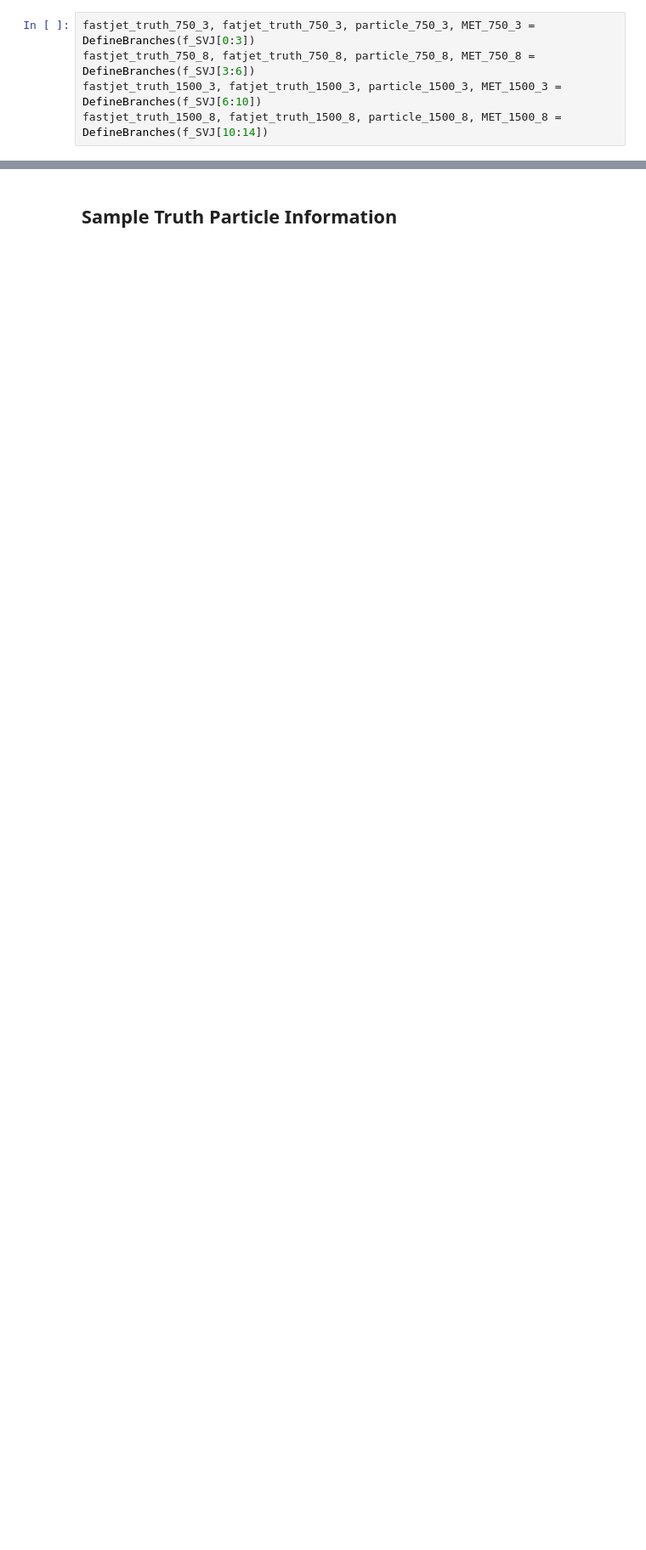
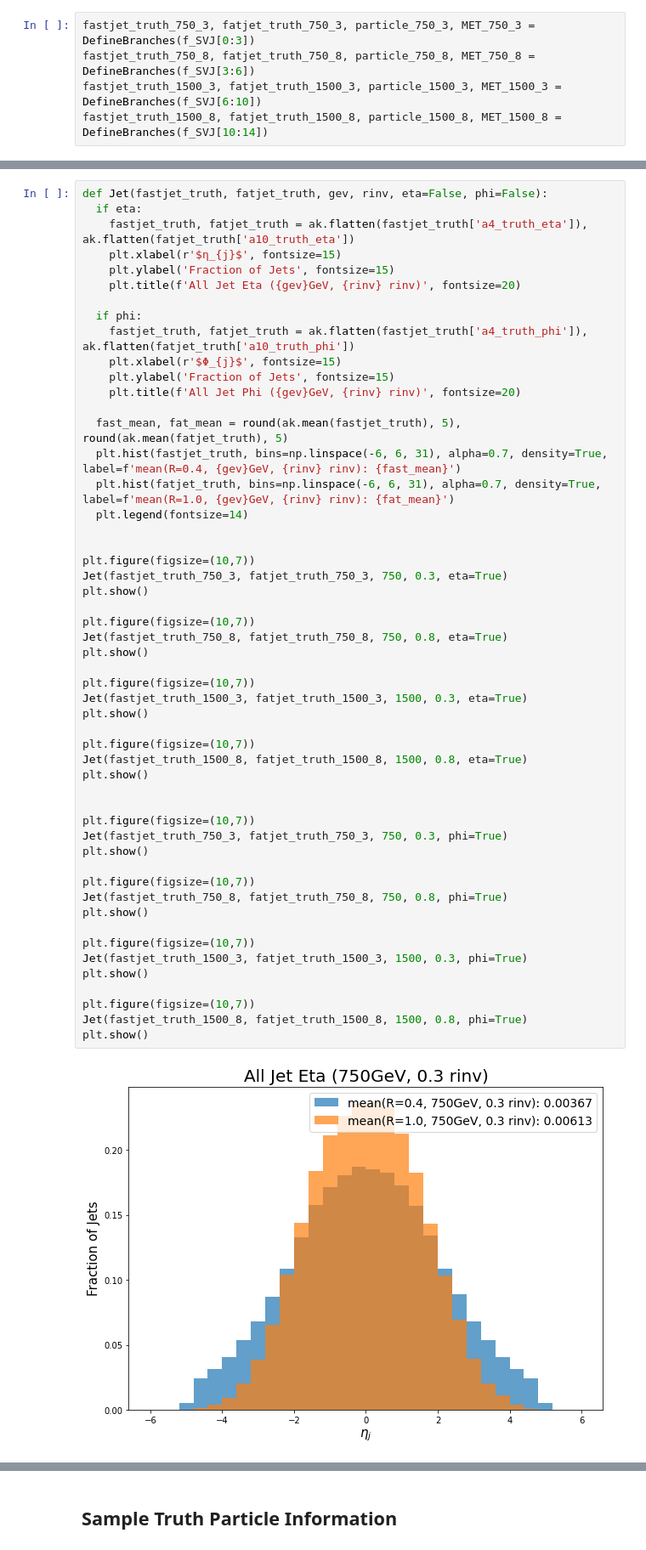
Before and after one commit to dlai211/Semi-Visible-Jets, a Jupyter notebook: SVJ_all.ipynb, the cells around one changed output, grey strips where cells are left out. Shown at 85% size. Drawn from its saved outputs; the diff is of its cells as text; blank space fills up the shorter version.

```diff
--- a/SVJ_all.ipynb
+++ b/SVJ_all.ipynb
@@ -109,0 +208,54 @@ fastjet_truth_1500_8, fatjet_truth_1500_8, particle_1500_8, MET_1500_8 = DefineB
+# %%
+def Jet(fastjet_truth, fatjet_truth, gev, rinv, eta=False, phi=False):
+  if eta:
+    fastjet_truth, fatjet_truth = ak.flatten(fastjet_truth['a4_truth_eta']), ak.flatten(fatjet_truth['a10_truth_eta'])
+    plt.xlabel(r'$η_{j}$', fontsize=15)
+    plt.ylabel('Fraction of Jets', fontsize=15)
+    plt.title(f'All Jet Eta ({gev}GeV, {rinv} rinv)', fontsize=20)
+
+  if phi:
+    fastjet_truth, fatjet_truth = ak.flatten(fastjet_truth['a4_truth_phi']), ak.flatten(fatjet_truth['a10_truth_phi'])
+    plt.xlabel(r'$Φ_{j}$', fontsize=15)
+    plt.ylabel('Fraction of Jets', fontsize=15)
+    plt.title(f'All Jet Phi ({gev}GeV, {rinv} rinv)', fontsize=20)
+
+  fast_mean, fat_mean = round(ak.mean(fastjet_truth), 5), round(ak.mean(fatjet_truth), 5)
+  plt.hist(fastjet_truth, bins=np.linspace(-6, 6, 31), alpha=0.7, density=True, label=f'mean(R=0.4, {gev}GeV, {rinv} rinv): {fast_mean}')
+  plt.hist(fatjet_truth, bins=np.linspace(-6, 6, 31), alpha=0.7, density=True, label=f'mean(R=1.0, {gev}GeV, {rinv} rinv): {fat_mean}')
+  plt.legend(fontsize=14)
+
+
+plt.figure(figsize=(10,7))
+Jet(fastjet_truth_750_3, fatjet_truth_750_3, 750, 0.3, eta=True)
+plt.show()
+
+plt.figure(figsize=(10,7))
+Jet(fastjet_truth_750_8, fatjet_truth_750_8, 750, 0.8, eta=True)
+plt.show()
+
+plt.figure(figsize=(10,7))
+Jet(fastjet_truth_1500_3, fatjet_truth_1500_3, 1500, 0.3, eta=True)
+plt.show()
+
+plt.figure(figsize=(10,7))
+Jet(fastjet_truth_1500_8, fatjet_truth_1500_8, 1500, 0.8, eta=True)
+plt.show()
+
+
+plt.figure(figsize=(10,7))
+Jet(fastjet_truth_750_3, fatjet_truth_750_3, 750, 0.3, phi=True)
+plt.show()
+
+plt.figure(figsize=(10,7))
+Jet(fastjet_truth_750_8, fatjet_truth_750_8, 750, 0.8, phi=True)
+plt.show()
+
+plt.figure(figsize=(10,7))
+Jet(fastjet_truth_1500_3, fatjet_truth_1500_3, 1500, 0.3, phi=True)
+plt.show()
+
+plt.figure(figsize=(10,7))
+Jet(fastjet_truth_1500_8, fatjet_truth_1500_8, 1500, 0.8, phi=True)
+plt.show()
+# %% [output]
+[figure, added]
```
Also changed, not shown: parts of 27 cells of this notebook.
